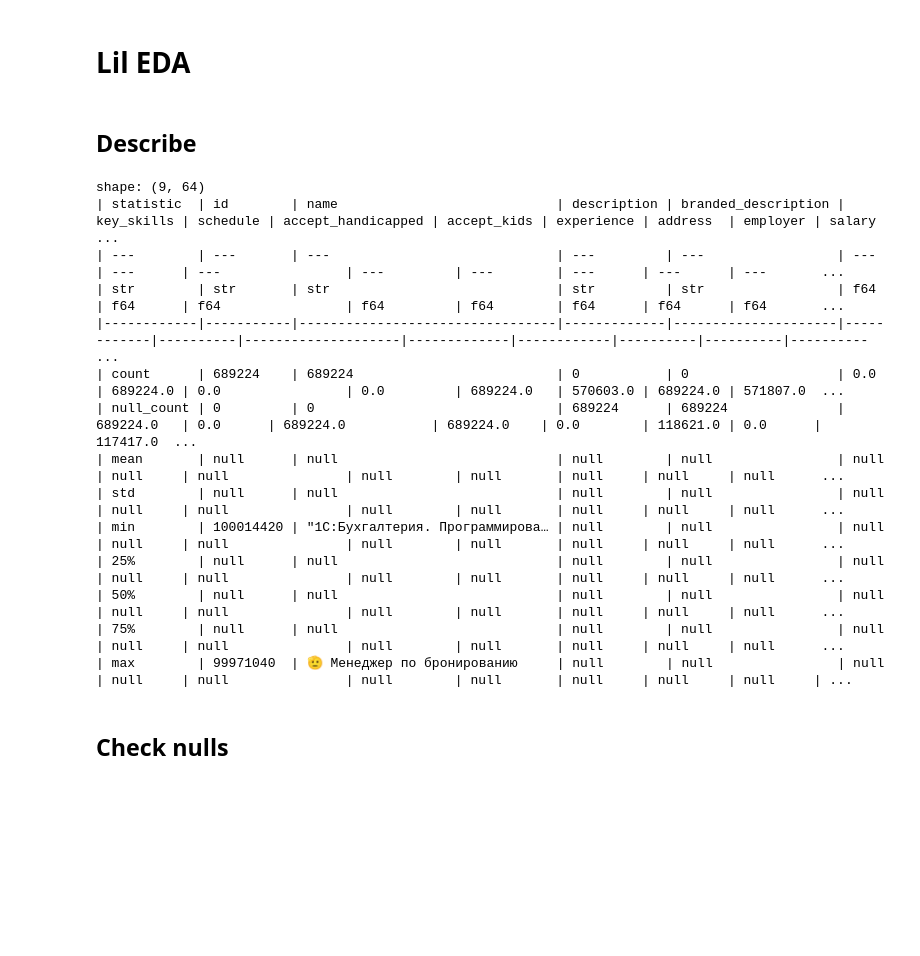
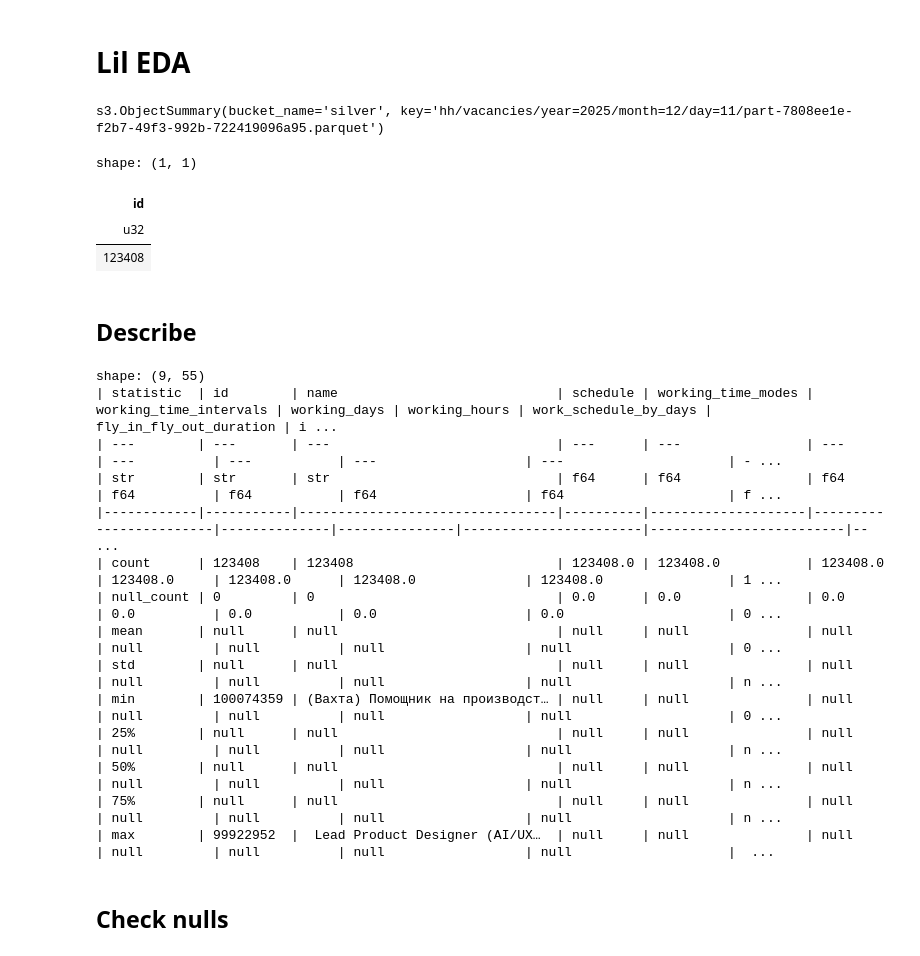
Before and after one commit to lusm554/skill-lens, a Jupyter notebook: airflow/check_silver_hh_loader.ipynb, the cells around one changed output. Saved outputs shown, nothing was run; the diff lists cells and outputs as text; code cells hidden in the pictures; blank space fills up the shorter version.

```diff
--- a/airflow/check_silver_hh_loader.ipynb
+++ b/airflow/check_silver_hh_loader.ipynb
@@ -133,9 +133,14 @@ $ published_at_offset                   <i16> 180
 $ created_at_offset                     <i16> 180
 # %% [markdown]
 # Lil EDA
+# %%
+objects[-1]
+# %% [output]
+s3.ObjectSummary(bucket_name='silver', key='hh/vacancies/year=2025/month=12/day=11/part-7808ee1e-f2b7-49f3-992b-722419096a95.parquet')
 # %%
 df_lazy = (
-    pl.scan_parquet([f"s3://silver/{obj.key}" for obj in objects], storage_options=storage_options)
+    # pl.scan_parquet([f"s3://silver/{obj.key}" for obj in objects], storage_options=storage_options)
+    pl.scan_parquet(f"s3://silver/hh/vacancies/year=2025/month=12/day=11/part-7808ee1e-f2b7-49f3-992b-722419096a95.parquet", storage_options=storage_options)
 
     # Published Date transfromation from UTC to Local
     .with_columns(
@@ -149,6 +154,13 @@ df_lazy = (
         published_date=pl.col('published_at_local').dt.date()
     )
 )
+# %%
+df_lazy.select('id').count().collect()
+# %% [output]
+shape: (1, 1)
+| id |
+| u32 |
+| 123408 |
 # %% [markdown]
 ## Describe
 # %%
@@ -173,20 +185,20 @@ div.jp-OutputArea-output pre {
 with pl.Config(tbl_cols=-1, tbl_formatting='MARKDOWN', tbl_width_chars=-1):
     print(df_lazy_described)
 # %% [output]
-shape: (9, 64)
-| statistic  | id        | name                            | description | branded_description | key_skills | schedule | accept_handicapped | accept_kids | experience | address  | employer | salary    ...
-| ---        | ---       | ---                             | ---         | ---                 | ---        | ---      | ---                | ---         | ---        | ---      | ---      | ---       ...
-| str        | str       | str                             | str         | str                 | f64        | f64      | f64                | f64         | f64        | f64      | f64      | f64       ...
-|------------|-----------|---------------------------------|-------------|---------------------|------------|----------|--------------------|-------------|------------|----------|----------|---------- ...
-| count      | 689224    | 689224                          | 0           | 0                   | 0.0        | 689224.0 | 0.0                | 0.0         | 689224.0   | 570603.0 | 689224.0 | 571807.0  ...
-| null_count | 0         | 0                               | 689224      | 689224              | 689224.0   | 0.0      | 689224.0           | 689224.0    | 0.0        | 118621.0 | 0.0      | 117417.0  ...
-| mean       | null      | null                            | null        | null                | null       | null     | null               | null        | null       | null     | null     | null      ...
-| std        | null      | null                            | null        | null                | null       | null     | null               | null        | null       | null     | null     | null      ...
-| min        | 100014420 | "1С:Бухгалтерия. Программирова… | null        | null                | null       | null     | null               | null        | null       | null     | null     | null      ...
-| 25%        | null      | null                            | null        | null                | null       | null     | null               | null        | null       | null     | null     | null      ...
-| 50%        | null      | null                            | null        | null                | null       | null     | null               | null        | null       | null     | null     | null      ...
-| 75%        | null      | null                            | null        | null                | null       | null     | null               | null        | null       | null     | null     | null      ...
-| max        | 99971040  | 🫡 Менеджер по бронированию     | null        | null                | null       | null     | null               | null        | null       | null     | null     | null     | ...
+shape: (9, 55)
+| statistic  | id        | name                            | schedule | working_time_modes | working_time_intervals | working_days | working_hours | work_schedule_by_days | fly_in_fly_out_duration | i ...
+| ---        | ---       | ---                             | ---      | ---                | ---                    | ---          | ---           | ---                   | ---                     | - ...
+| str        | str       | str                             | f64      | f64                | f64                    | f64          | f64           | f64                   | f64                     | f ...
+|------------|-----------|---------------------------------|----------|--------------------|------------------------|--------------|---------------|-----------------------|-------------------------|-- ...
+| count      | 123408    | 123408                          | 123408.0 | 123408.0           | 123408.0               | 123408.0     | 123408.0      | 123408.0              | 123408.0                | 1 ...
+| null_count | 0         | 0                               | 0.0      | 0.0                | 0.0                    | 0.0          | 0.0           | 0.0                   | 0.0                     | 0 ...
+| mean       | null      | null                            | null     | null               | null                   | null         | null          | null                  | null                    | 0 ...
+| std        | null      | null                            | null     | null               | null                   | null         | null          | null                  | null                    | n ...
+| min        | 100074359 | (Вахта) Помощник на производст… | null     | null               | null                   | null         | null          | null                  | null                    | 0 ...
+| 25%        | null      | null                            | null     | null               | null                   | null         | null          | null                  | null                    | n ...
+| 50%        | null      | null                            | null     | null               | null                   | null         | null          | null                  | null                    | n ...
+| 75%        | null      | null                            | null     | null               | null                   | null         | null          | null                  | null                    | n ...
+| max        | 99922952  | ️ Lead Product Designer (AI/UX…  | null     | null               | null                   | null         | null          | null                  | null                    |  ...
 # %% [markdown]
 ## Check nulls
 # %%
```
Also changed, not shown: parts of 13 cells of this notebook, 1 other file.
